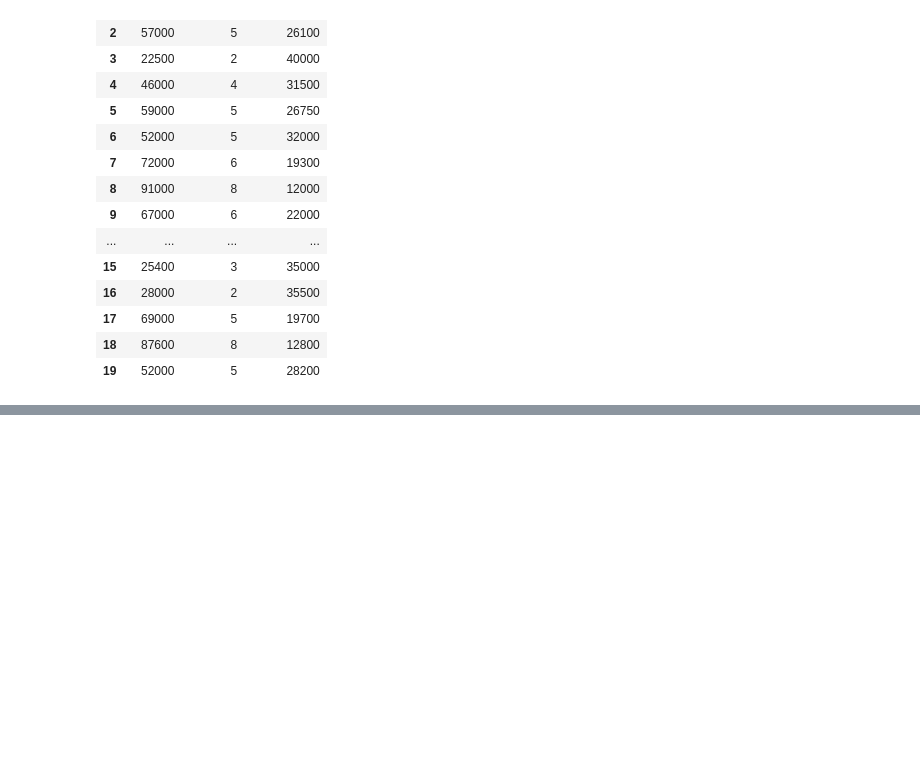
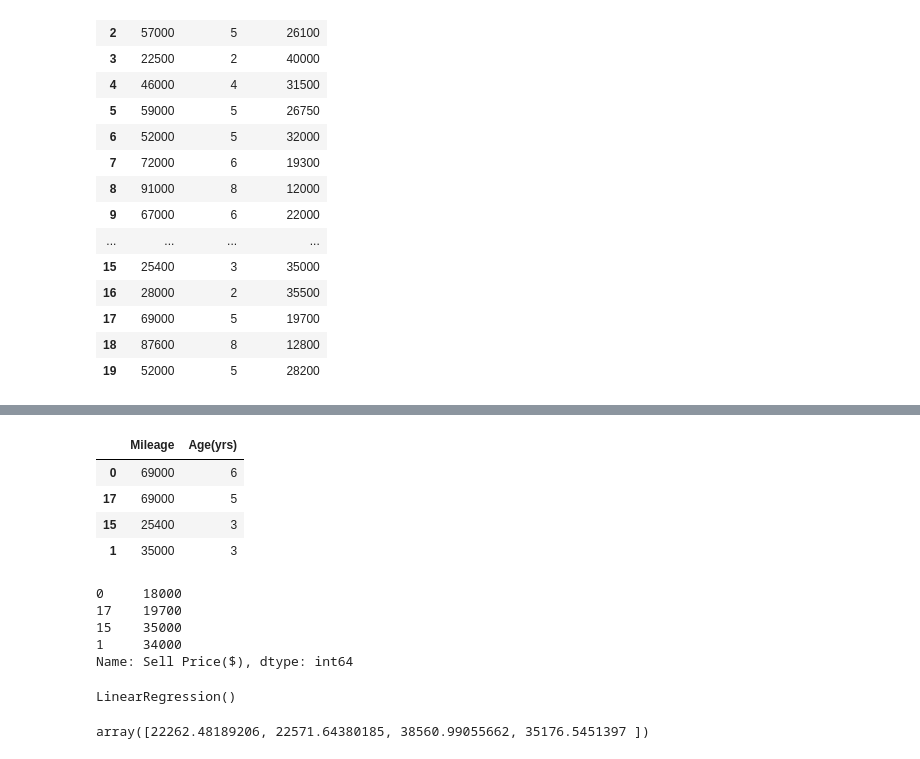
Before and after one commit to devrahulbanjara/car-price-prediction, a Jupyter notebook: car_price_predict.ipynb, the cells around one changed output, grey strips where cells are left out. Drawn from its saved outputs; the diff is of its cells as text; code cells hidden in the pictures; blank space fills up the shorter version.

```diff
--- a/car_price_predict.ipynb
+++ b/car_price_predict.ipynb
@@ -42,0 +143,16 @@ X_train,X_test,y_train,y_test=train_test_split(X,y,random_state=42,test_size=0.2
+# %%
+X_test
+# %% [output]
+|  | Mileage | Age(yrs) |
+| 0 | 69000 | 6 |
+| 17 | 69000 | 5 |
+| 15 | 25400 | 3 |
+| 1 | 35000 | 3 |
+# %%
+y_test
+# %% [output]
+0     18000
+17    19700
+15    35000
+1     34000
+Name: Sell Price($), dtype: int64
@@ -42,0 +163,8 @@ X_train,X_test,y_train,y_test=train_test_split(X,y,random_state=42,test_size=0.2
+# %%
+classifier.fit(X_train,y_train)
+# %% [output]
+LinearRegression()
+# %%
+classifier.predict(X_test)
+# %% [output]
+array([22262.48189206, 22571.64380185, 38560.99055662, 35176.5451397 ])
```
Also changed, not shown: parts of 9 cells of this notebook.
